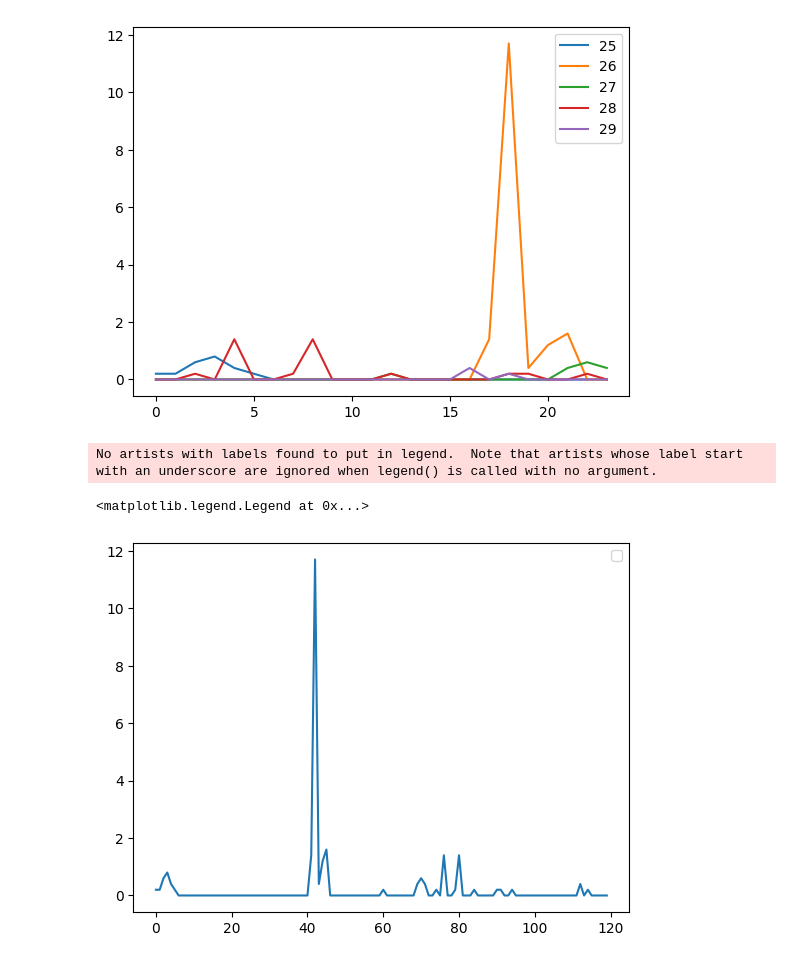
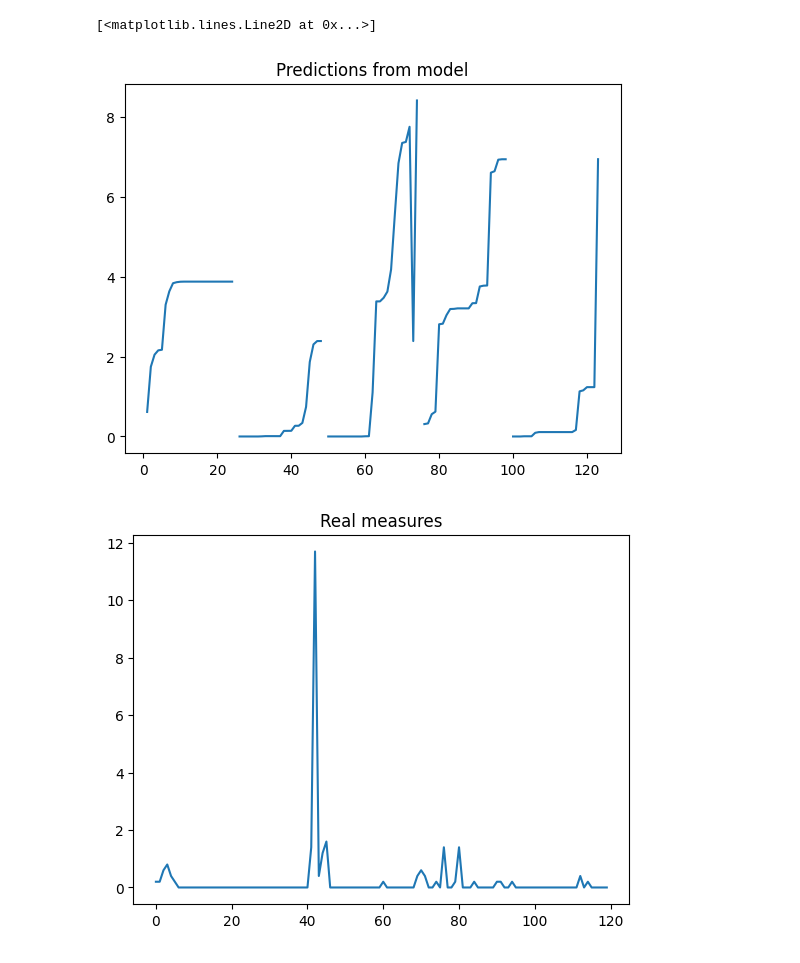
Before and after one commit to damienanquetin/HackathonMF, a Jupyter notebook: notebooks/transform_dataset.ipynb, the cells around one changed output. Drawn from its saved outputs; the diff is of its cells as text; code cells hidden in the pictures.

```diff
--- a/notebooks/transform_dataset.ipynb
+++ b/notebooks/transform_dataset.ipynb
@@ -53,20 +147,33 @@ import numpy as np
-# %%
-for i in range(25,30):
-    p = precip(3,i)
-    plt.plot(np.arange(24),p, label=i)
-    plt.legend()
-# %% [output]
-[figure, removed]
-# %%
-L = []
-for i in range(25,30):
-    p = precip(3,i)
-    for j in p:
-        L.append(j)
-
-plt.plot(np.arange(len(L)),L)
-plt.legend()
-# %% [output]
-No artists with labels found to put in legend.  Note that artists whose label start with an underscore are ignored when legend() is called with no argument.
-<matplotlib.legend.Legend at 0x...>
-[figure, removed]
+# %%
+def precip_modele(month,day):
+    station_ex = X_modele_station[X_modele_station['year']==2016][X_modele_station['month']==month][X_modele_station['day']==day]
+    return station_ex['tp'].values
+# %%
+'''for i in range(25,30):
+    p = precip_station(3,i)
+    plt.plot(np.arange(24),p, label=i)
+    plt.legend()'''
+
+L = []
+for i in range(25,30):
+    p = precip_modele(3,i)
+    for j in p:
+        L.append(j)
+
+plt.figure()
+plt.title("Predictions from model")
+plt.plot(np.arange(len(L)),L)
+
+M = []
+for i in range(25,30):
+    p = precip_station(3,i)
+    for j in p:
+        M.append(j)
+
+plt.figure()
+plt.title("Real measures")
+plt.plot(np.arange(len(M)),M)
+# %% [output]
+[<matplotlib.lines.Line2D at 0x...>]
+[figure, added]
+[figure, added]
```
Also changed, not shown: parts of 10 cells of this notebook.
